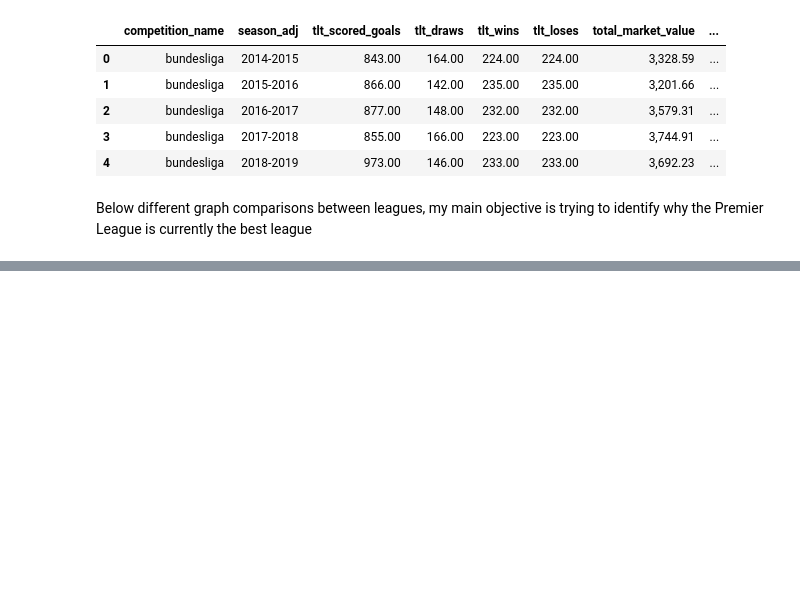
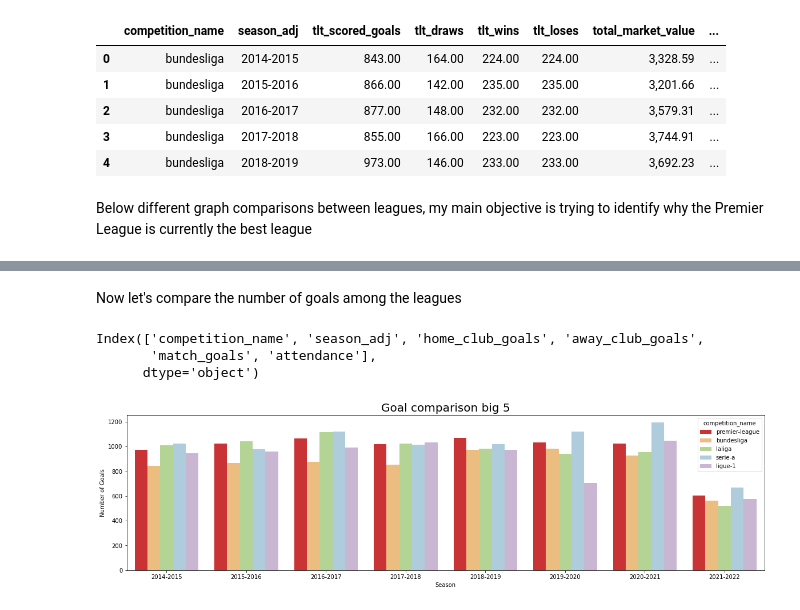
Before and after one commit to batamayo59/Soccer-big5-comparison, a Jupyter notebook: Soccer2.ipynb, the cells around one changed output, grey strips where cells are left out. Saved outputs shown, nothing was run; the diff lists cells and outputs as text; code cells hidden in the pictures; blank space fills up the shorter version.

```diff
--- a/Soccer2.ipynb
+++ b/Soccer2.ipynb
@@ -587,0 +632,20 @@ def line_graph(dataframe,column:str,coord1,coord2):
+# %% [markdown]
+Now let's compare the number of goals among the leagues
+# %%
+df_season.columns
+# %% [output]
+Index(['competition_name', 'season_adj', 'home_club_goals', 'away_club_goals',
+       'match_goals', 'attendance'],
+      dtype='object')
+# %%
+fig, axs = plt.subplots(figsize=(20,5))
+
+sns.barplot(data=df_season,x='season_adj', y='match_goals', hue='competition_name',
+            hue_order=['premier-league','bundesliga','laliga','serie-a','ligue-1'],palette=col_list)
+axs.set_xlabel('Season')
+axs.set_ylabel('Number of Goals')
+
+plt.title("Goal comparison big 5", fontsize=20)
+plt.show()
+# %% [output]
+[figure, added]
```
Also changed, not shown: parts of 10 cells of this notebook.
